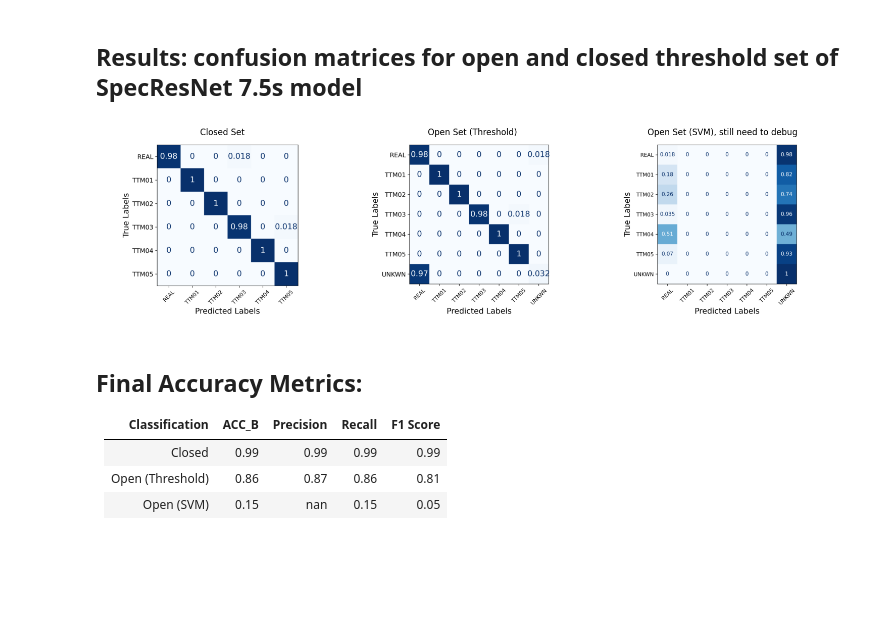
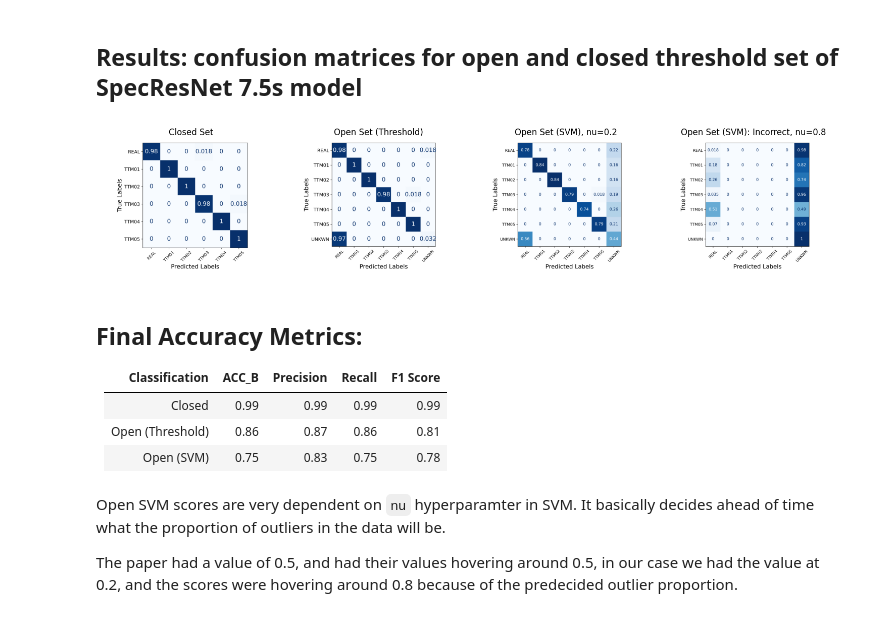
Before and after one commit to nvnlo/FakeMusicCaps, a Jupyter notebook: paper_experiments/visualize.ipynb, the cells around one changed output. Cells and saved outputs as stored; diff of their text form; code cells hidden in the pictures; blank space fills up the shorter version.

Commit message:
correct confusion matrices for open svm

```diff
--- a/paper_experiments/visualize.ipynb
+++ b/paper_experiments/visualize.ipynb
@@ -131,31 +131,38 @@ Spectrogram shape: torch.Size([1, 257, 938])
 # %%
 # Load confusion matrix PNGs
 cm_closed = mpimg.imread(os.path.join(FIGURES_DIR, 'cm_closed_set_SpecResNet_7.5_sec.png'))
 cm_thresh = mpimg.imread(os.path.join(FIGURES_DIR, 'cm_open_set_thresh_SpecResNet_7.5_sec.png'))
-cm_svm = mpimg.imread(os.path.join(FIGURES_DIR, 'cm_open_set_svm_SpecResNet_7.5_sec.png'))
+cm_svm_correct_nu02 = mpimg.imread(os.path.join(FIGURES_DIR, 'cm_open_set_svm_SpecResNet_7.5_sec_correctnu02.png'))
+cm_svm_incorrect_nu08 = mpimg.imread(os.path.join(FIGURES_DIR, 'cm_open_set_svm_SpecResNet_7.5_sec_incorrectnu08.png'))
+
 
 # Display them
 plt.figure(figsize=(15, 5))
 
-plt.subplot(131)
+plt.subplot(141)
 plt.imshow(cm_closed)
 plt.title('Closed Set')
 plt.axis('off')
 
-plt.subplot(132)
+plt.subplot(142)
 plt.imshow(cm_thresh)
 plt.title('Open Set (Threshold)')
 plt.axis('off')
 
-plt.subplot(133)
-plt.imshow(cm_svm)
-plt.title('Open Set (SVM), still need to debug')
+plt.subplot(143)
+plt.imshow(cm_svm_correct_nu02)
+plt.title('Open Set (SVM), nu=0.2')
+plt.axis('off')
+
+plt.subplot(144)
+plt.imshow(cm_svm_incorrect_nu08)
+plt.title('Open Set (SVM): Incorrect, nu=0.8')
 plt.axis('off')
 
 plt.tight_layout()
 plt.show()
 # %% [output]
-[figure, old version]
+[figure, new version]
 # %% [markdown]
 ## Final Accuracy Metrics:
 
@@ -163,4 +170,8 @@ plt.show()
 |----------------|-------|-----------|---------|-----------|
 | Closed | 0.99 | 0.99 | 0.99 | 0.99 |
 | Open (Threshold) | 0.86 | 0.87 | 0.86 | 0.81 |
-| Open (SVM) | 0.15 | nan | 0.15 | 0.05 |
+| Open (SVM) | 0.75 | 0.83 | 0.75 | 0.78 |
+# %% [markdown]
+Open SVM scores are very dependent on `nu` hyperparamter in SVM. It basically decides ahead of time what the proportion of outliers in the data will be.
+
+The paper had a value of 0.5, and had their values hovering around 0.5, in our case we had the value at 0.2, and the scores were hovering around 0.8 because of the predecided outlier proportion.
```
Also changed, not shown: parts of 3 cells of this notebook, 1 other file.
